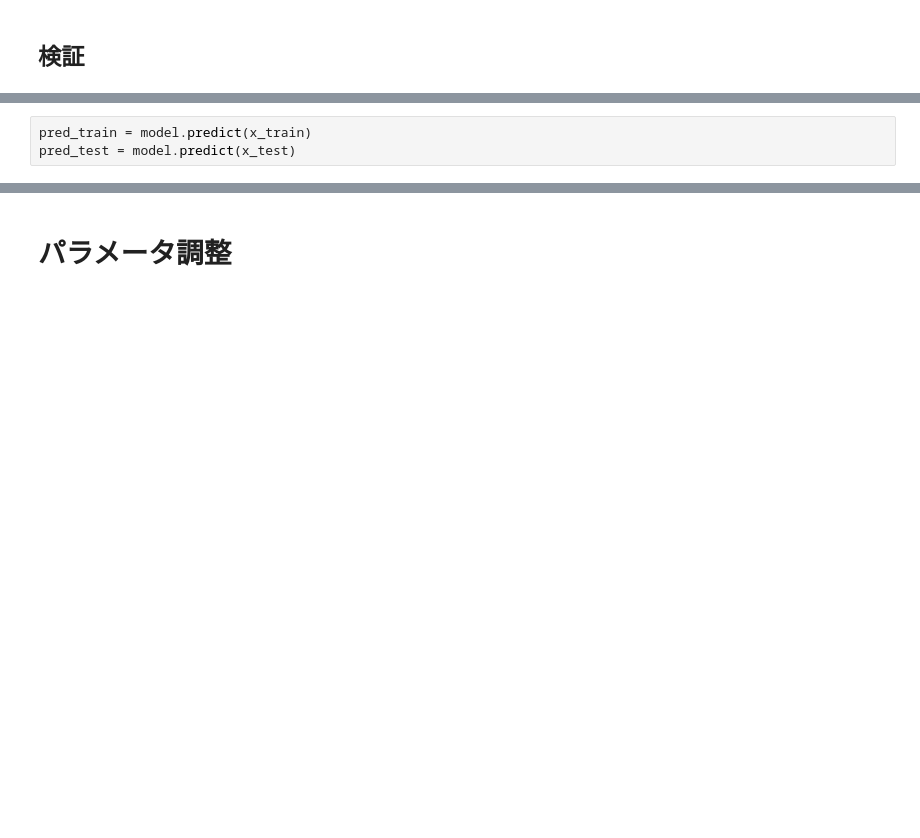
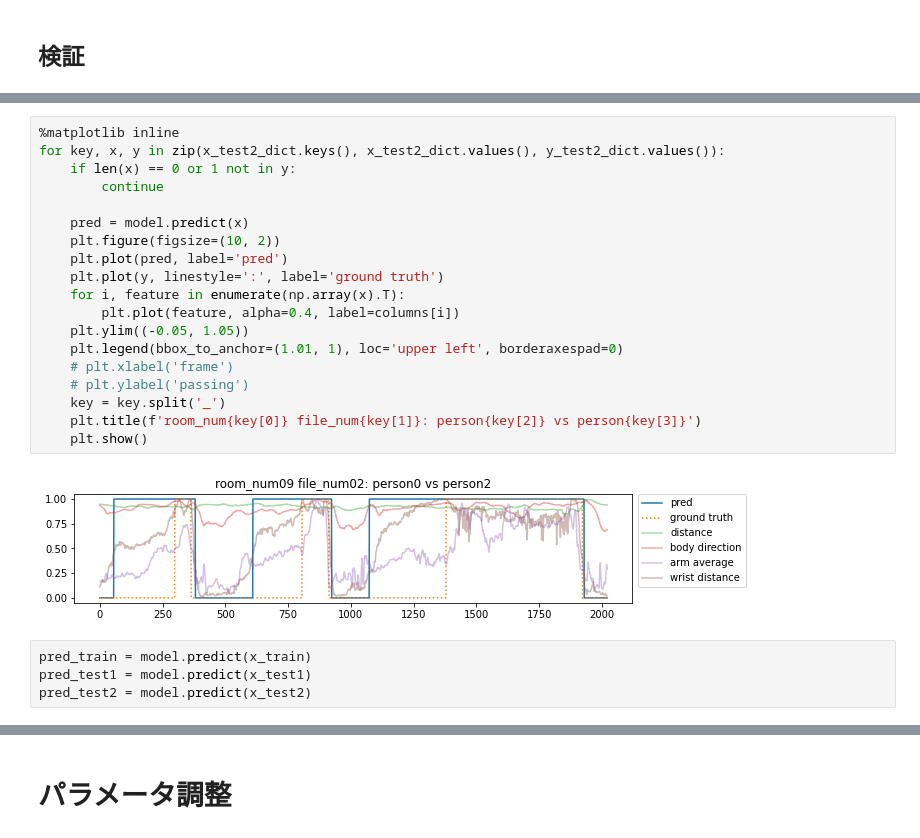
Before and after one commit to kojikojiprg/ova4gar, a Jupyter notebook: notebooks/group_activity/passing/svm-ex0304.ipynb, the cells around one changed output, grey strips where cells are left out. Saved outputs shown, nothing was run; the diff lists cells and outputs as text; blank space fills up the shorter version.

```diff
--- a/notebooks/group_activity/passing/svm-ex0304.ipynb
+++ b/notebooks/group_activity/passing/svm-ex0304.ipynb
@@ -416,6 +407,28 @@ for key, x, y in zip(x_test_dict.keys(), x_test_dict.values(), y_test_dict.value
+# %%
+%matplotlib inline
+for key, x, y in zip(x_test2_dict.keys(), x_test2_dict.values(), y_test2_dict.values()):
+    if len(x) == 0 or 1 not in y:
+        continue
+
+    pred = model.predict(x)
+    plt.figure(figsize=(10, 2))
+    plt.plot(pred, label='pred')
+    plt.plot(y, linestyle=':', label='ground truth')
+    for i, feature in enumerate(np.array(x).T):
+        plt.plot(feature, alpha=0.4, label=columns[i])
+    plt.ylim((-0.05, 1.05))
+    plt.legend(bbox_to_anchor=(1.01, 1), loc='upper left', borderaxespad=0)
+    # plt.xlabel('frame')
+    # plt.ylabel('passing')
+    key = key.split('_')
+    plt.title(f'room_num{key[0]} file_num{key[1]}: person{key[2]} vs person{key[3]}')
+    plt.show()
+# %% [output]
+[figure, added]
 # %%
 pred_train = model.predict(x_train)
-pred_test = model.predict(x_test)
+pred_test1 = model.predict(x_test1)
+pred_test2 = model.predict(x_test2)
 # %%
 %matplotlib inline
 print('accuracy: {:.3f}'.format(accuracy_score(y_train, pred_train)))
```
Also changed, not shown: parts of 15 cells of this notebook.
